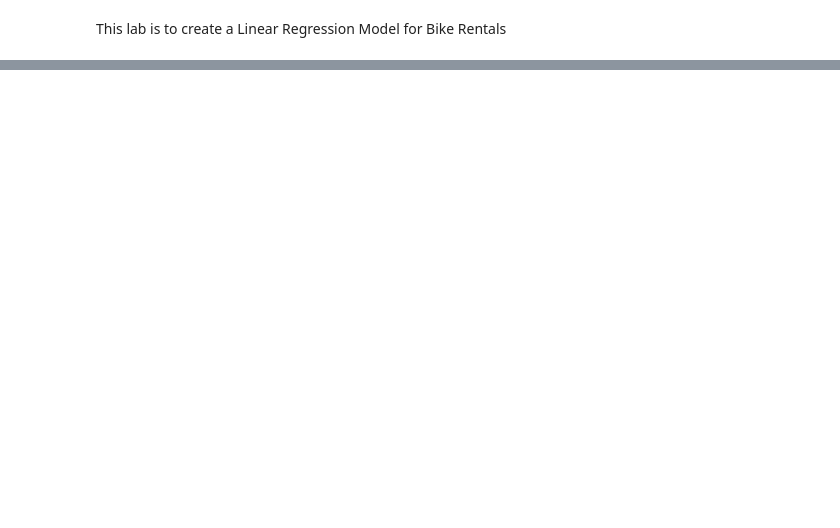
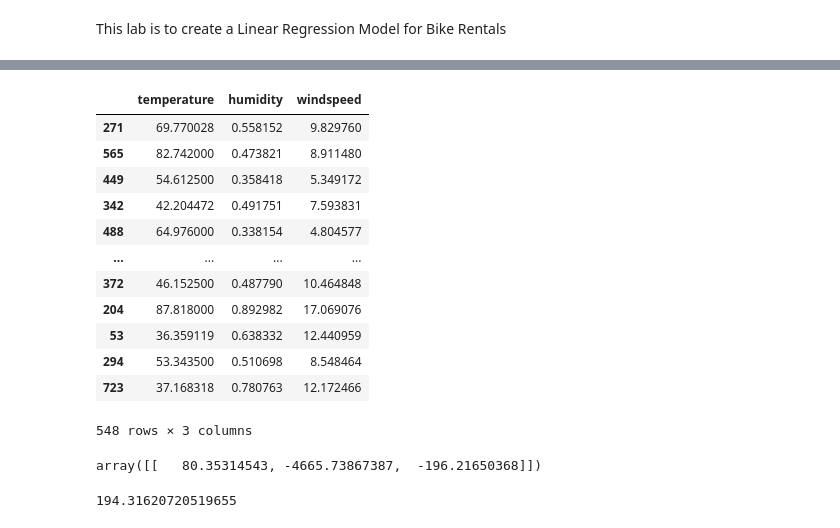
Before and after one commit to AvaXiaohongDeng/Machine-Learning-Python-Labs, a Jupyter notebook: lab8_Linear_Regression_Model/lab8_Linear_Regression_Model.ipynb, the cells around one changed output, grey strips where cells are left out. Cells and saved outputs as stored; diff of their text form; code cells hidden in the pictures; blank space fills up the shorter version.

```diff
--- a/lab8_Linear_Regression_Model/lab8_Linear_Regression_Model.ipynb
+++ b/lab8_Linear_Regression_Model/lab8_Linear_Regression_Model.ipynb
@@ -25,3 +44,22 @@ x_train, x_test,y_train, y_test = train_test_split(x,y,random_state=1234)
+# %%
+#Sampling
+from sklearn.model_selection import train_test_split
+x_train, x_test,y_train, y_test = train_test_split(x,y,random_state=1234)
+x_train
+# %% [output]
+|  | temperature | humidity | windspeed |
+| 271 | 69.770028 | 0.558152 | 9.829760 |
+| 565 | 82.742000 | 0.473821 | 8.911480 |
+| 449 | 54.612500 | 0.358418 | 5.349172 |
+| 342 | 42.204472 | 0.491751 | 7.593831 |
+| 488 | 64.976000 | 0.338154 | 4.804577 |
+| ... | ... | ... | ... |
+| 372 | 46.152500 | 0.487790 | 10.464848 |
+| 204 | 87.818000 | 0.892982 | 17.069076 |
+| 53 | 36.359119 | 0.638332 | 12.440959 |
+| 294 | 53.343500 | 0.510698 | 8.548464 |
+| 723 | 37.168318 | 0.780763 | 12.172466 |
+548 rows × 3 columns
 # %%
 #Train the model
 from sklearn.linear_model import LinearRegression
@@ -30,9 +68,15 @@ model = LinearRegression().fit(x_train, y_train)
 #Display the model coef and intersect
 model.intercept_
 model.coef_
-#Evaluate the model
-model.score(x_test, y_test)
-y_pred = model.predict(x_test)
-
-from sklearn.metrics import mean_absolute_error
-mean_absolute_error(y_test, y_pred)
+# %% [output]
+array([[   80.35314543, -4665.73867387,  -196.21650368]])
+# %%
+#Evaluate the model
+model.score(x_test, y_test)
+y_pred = model.predict(x_test)
+
+
+from sklearn.metrics import mean_absolute_error
+mean_absolute_error(y_test, y_pred)
+# %% [output]
+194.31620720519655
```
Also changed, not shown: parts of 3 cells of this notebook, 29 other files.
